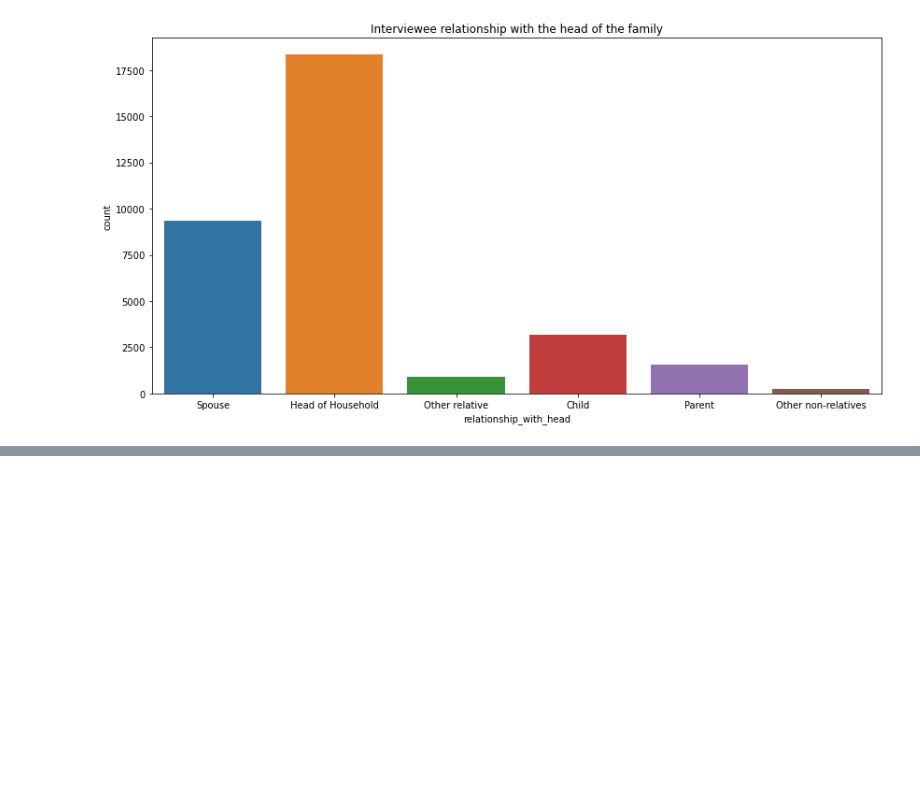
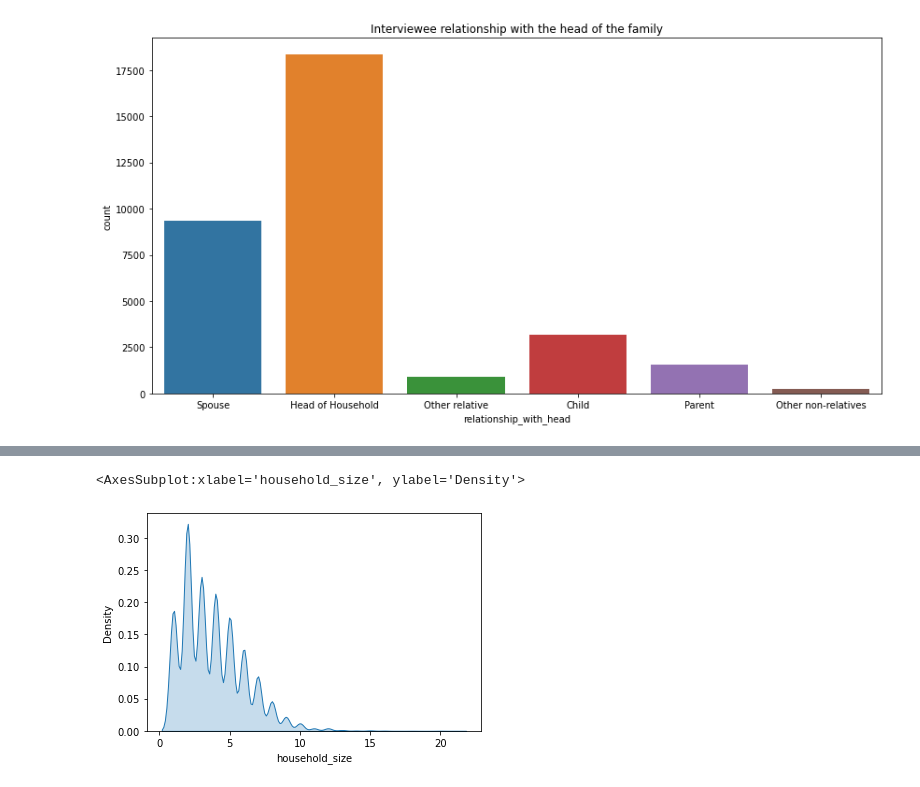
Before and after one commit to stevejj4/Financial-Inclusion-In-Afrika, a Jupyter notebook: processing.ipynb, the cells around one changed output, grey strips where cells are left out. Cells and saved outputs as stored; diff of their text form; code cells hidden in the pictures; blank space fills up the shorter version.

```diff
--- a/processing.ipynb
+++ b/processing.ipynb
@@ -233,0 +312,6 @@ sns.countplot(data=datasets, x='relationship_with_head')
+# %%
+# Household size review
+sns.kdeplot(data = datasets['household_size'], shade = True)
+# %% [output]
+<AxesSubplot:xlabel='household_size', ylabel='Density'>
+[figure, added]
```
Also changed, not shown: parts of 11 cells of this notebook.
